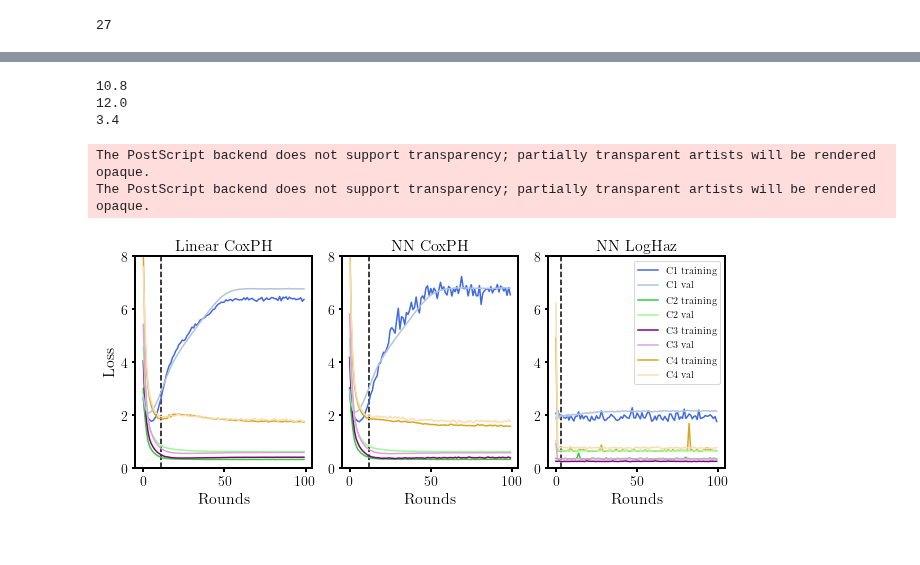
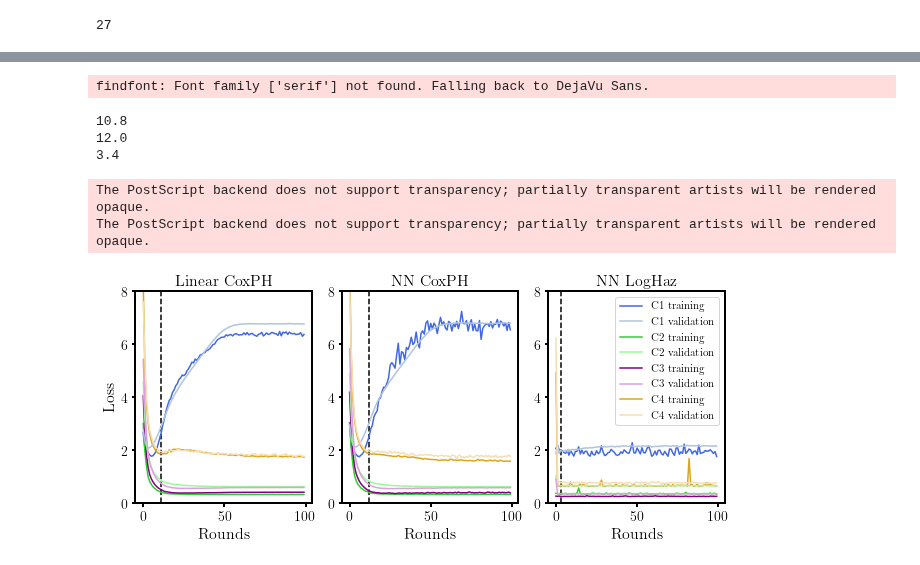
Before and after one commit to dkaizhang/federated-survival, a Jupyter notebook: losses.ipynb, the cells around one changed output, grey strips where cells are left out. Cells and saved outputs as stored; diff of their text form; code cells hidden in the pictures.

```diff
--- a/losses.ipynb
+++ b/losses.ipynb
@@ -190,41 +190,42 @@ for j, col in enumerate(ax):
         for i,m in enumerate(mean):
             line, = col.plot(range(100),m, color[i])
             lines.append(line)
             col.fill_between(range(100), m - std[i], m + std[i], alpha=0, color=color[i])
     else:
         col.plot(range(100),mean, color[0])
         col.fill_between(range(100), mean - std, mean + std, alpha=0.5, color=color[0])
 
     col.tick_params(axis='x', labelsize=14)
     col.tick_params(axis='y', labelsize=14)
 
     # col.set_xticklabels([i * 25 for i in range(3)],fontsize=14)
     # col.set_yticklabels(fontsize=14)
     col.xaxis.set_tick_params(width=2)
     col.yaxis.set_tick_params(width=2)
 
     x1,x2,y1,y2 = col.axis()
     col.axis((x1,x2,0,8))
     col.set_title(model_label[model_type[j]], fontsize=16)
     if j == 2:
         interleave = []
         for i in range(len(lines)//2):
             interleave.append(lines[i])
             interleave.append(lines[i+len(lines)//2])
             # legend = ['C1 training', 'C2 training','C3 training','C4 training','C1 val', 'C2 val','C3 val','C4 val']
-            legend = ['C1 training','C1 val', 'C2 training','C2 val', 'C3 training','C3 val','C4 training','C4 val']
+            legend = ['C1 training','C1 validation', 'C2 training','C2 validation', 'C3 training','C3 validation','C4 training','C4 validation']
 
-        col.legend(interleave,legend,loc='upper right')
+        col.legend(interleave,legend,loc='upper right', fontsize=11)
     col.set_xlabel('Rounds',fontsize=16)
 plt.tight_layout()
 plt.savefig('./figs/onerow_losses.eps', format='eps')
 # %% [output]
-10.8
-12.0
-3.4
+findfont: Font family ['serif'] not found. Falling back to DejaVu Sans.
-The PostScript backend does not support transparency; partially transparent artists will be rendered opaque.
-The PostScript backend does not support transparency; partially transparent artists will be rendered opaque.
+10.8
+12.0
+3.4
+The PostScript backend does not support transparency; partially transparent artists will be rendered opaque.
+The PostScript backend does not support transparency; partially transparent artists will be rendered opaque.
-[figure, old version]
+[figure, new version]
 # %%
 # path = './losses'
 # model_type = 'NNnph'
```
Also changed, not shown: parts of 1 cell of this notebook.
